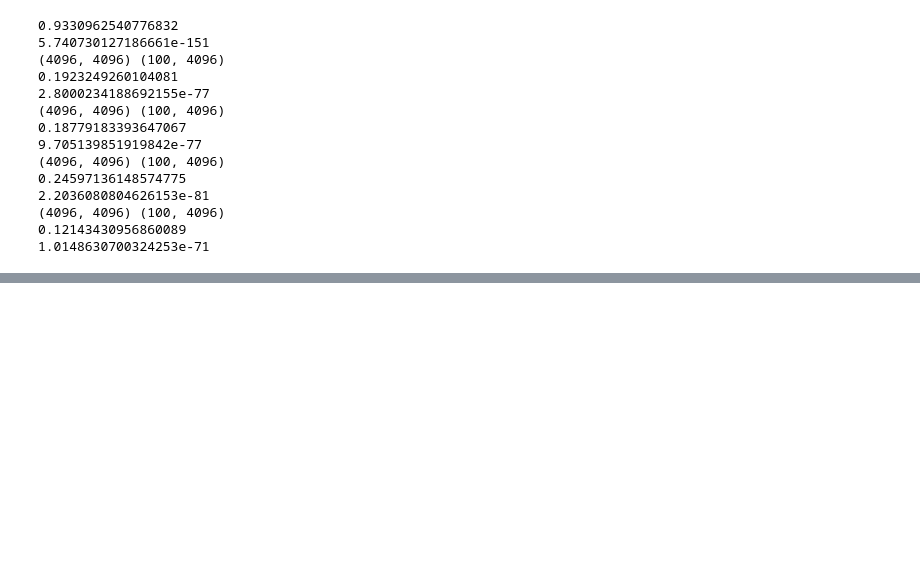
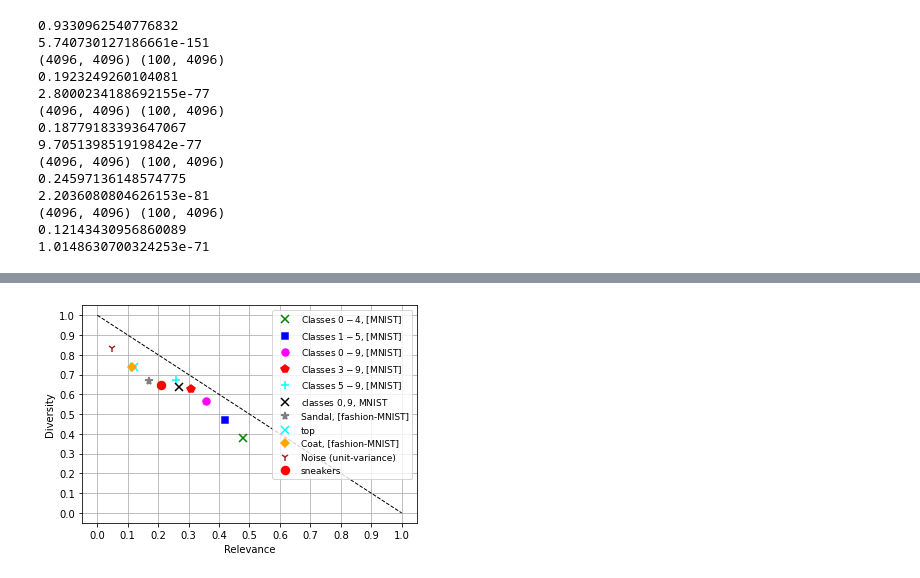
Before and after one commit to clu5/data-valuation, a Jupyter notebook: data_valuation.ipynb, the cells around one changed output, grey strips where cells are left out. Drawn from its saved outputs; the diff is of its cells as text; code cells hidden in the pictures; blank space fills up the shorter version.

```diff
--- a/data_valuation.ipynb
+++ b/data_valuation.ipynb
@@ -985,0 +960,80 @@ Relevance seller 10: 0.20134508750635688
+# %%
+###################################################################
+plt.figure()
+plt.plot([Relevance_3], [Diversity_3],
+         marker='x', markersize = 7.4, markeredgewidth=1.5,
+         color='green', linestyle='', linewidth=1, label='Classes $0 - 4$, [MNIST]')
+plt.plot([Relevance_0], [Diversity_0],
+         marker='s', markersize = 6, markeredgewidth=1.5,
+         color='blue', linestyle='', linewidth=1, label='Classes $1 - 5$, [MNIST]')
+plt.plot([Relevance_2], [Diversity_2],
+         marker='o', markersize = 7, markeredgewidth=1.5,
+         color='magenta', linestyle='', linewidth=1, label='Classes $0 - 9$, [MNIST]')
+plt.plot([Relevance_4], [Diversity_4],
+          marker='p', markersize = 8, markeredgewidth=1.5,
+          color='red', linestyle='', linewidth=1, label='Classes $3 - 9$, [MNIST]')
+plt.plot([Relevance_1], [Diversity_1],
+         marker='+', markersize = 8, markeredgewidth=1.5,
+         color='cyan', linestyle='', linewidth=1, label='Classes $5 - 9$, [MNIST]')
+plt.plot([Relevance_5], [Diversity_5],
+          marker='x', markersize = 8, markeredgewidth=1.5,
+          color='black', linestyle='', linewidth=1, label='classes $0, 9$, MNIST')
+plt.plot([Relevance_7], [Diversity_7],
+          marker='*', markersize = 8, markeredgewidth=1.5,
+          color='gray', linestyle='', linewidth=1, label='Sandal, [fashion-MNIST]')
+plt.plot([Relevance_8], [Diversity_8],
+          marker='x', markersize = 8, markeredgewidth=1.5,
+          color='cyan', linestyle='', linewidth=1, label='top')
+plt.plot([Relevance_9], [Diversity_9],
+          marker='D', markersize = 6, markeredgewidth=1.5,
+          color='orange', linestyle='', linewidth=1, label='Coat, [fashion-MNIST]')
+plt.plot([Relevance_6], [Diversity_6],
+          marker='1', markersize = 8, markeredgewidth=1.5,
+          color='brown', linestyle='', linewidth=1, label='Noise (unit-variance)')
+plt.plot([Relevance_10], [Diversity_10],
+          marker='o', markersize = 8, markeredgewidth=1.5,
+          color='red', linestyle='', linewidth=1, label='sneakers')
+Range = np.arange(0, 1+0.01, 0.01)
+Range_prime = 1 - Range
+
+plt.plot(Range, Range_prime,
+         marker='', markersize = 4, markeredgewidth=1.5,
+         color='black', linestyle='--', linewidth=1)
+plt.xlabel('Relevance')
+plt.ylabel('Diversity')
+plt.legend(prop={'size': 9})
+plt.grid(True)
+# plt.title('MNIST, $[0 - 4]$')
+plt.yticks([0.0, 0.1, 0.2, 0.3, 0.4, 0.5, 0.6, 0.7, 0.8, 0.9, 1.0])
+plt.xticks([0.0, 0.1, 0.2, 0.3, 0.4, 0.5, 0.6, 0.7, 0.8, 0.9, 1.0])
+plt.show()
+
+plt.savefig(f'mnist_fashionmnist_{num_samples}_{"gram" if use_gram else "cov"}_{num_samples}.pdf')
+
+
+###################################################################
+
+
+
+# ## Display logs per epoch step
+# if (epoch+1) % display_step == 0:
+#     print ("Current epoch:", '%04d' % (epoch+1),
+#            ", total epoch:", '%04d' % (epoch+beg_epoch+1),
+#            ", test_accuracy:", test_accuracy[epoch],
+#            ", loss:", total_cost[epoch])
+
+#  ############## Save the model ##############
+# if (epoch+1) % Save_ind == 0:
+#     #### Save the model ####
+#     model_json = model.to_json()
+#     with open('model.json', 'w') as json_file:
+#         json_file.write(model_json)
+#         model.save_weights('model.h5')
+#  ############################
+      # np.savetxt('parameters.dat', parameters, delimiter=',')
+#      np.savetxt('acc_nonIID_MNIST_LB_q2_2_tau3_1.dat', test_accuracy, delimiter=',')
+#      np.savetxt('los_nonIID_MNIST_LB_q2_2_tau3_1.dat', total_cost, delimiter=',')
+#      print("Model saved!")
+# ############################
+# %% [output]
+[figure, added]
```
Also changed, not shown: parts of 12 cells of this notebook, 10 other files.
